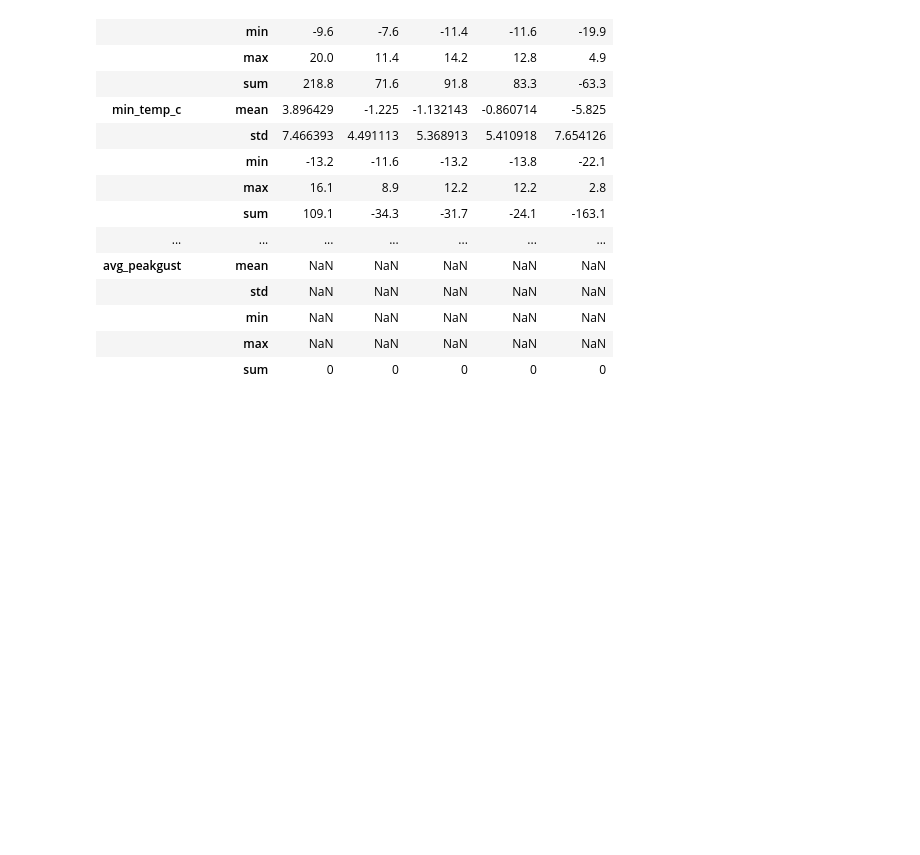
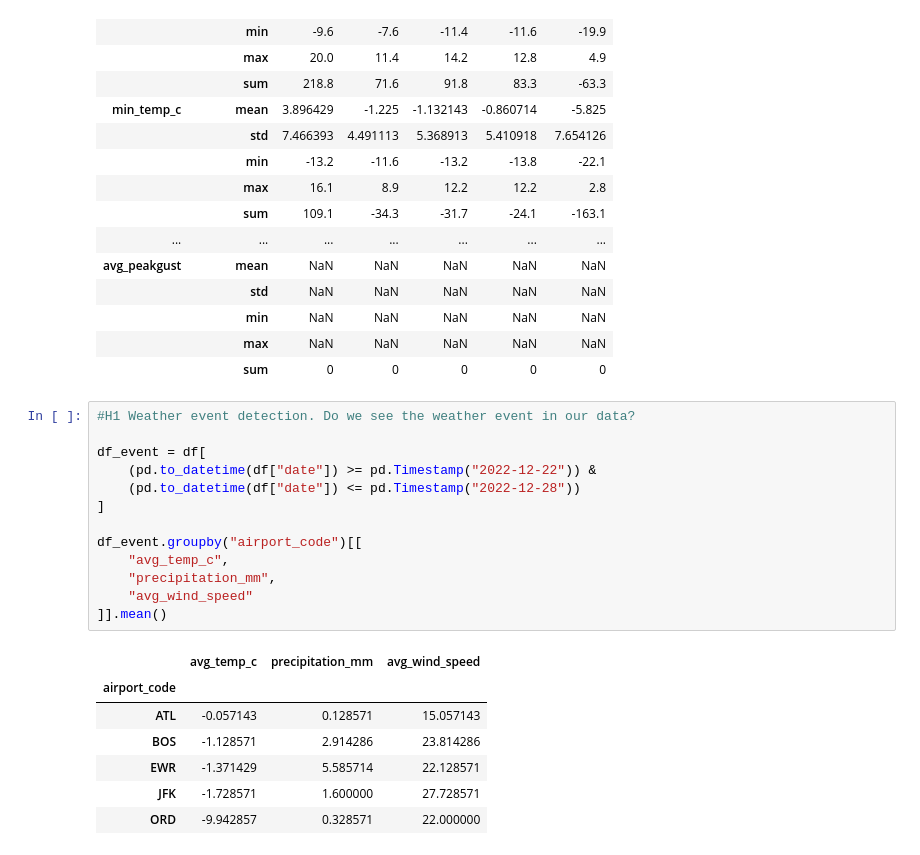
Before and after one commit to skibodaria/dbt_project, a Jupyter notebook: additional files/06_des_stats.ipynb, the cells around one changed output. Drawn from its saved outputs; the diff is of its cells as text; blank space fills up the shorter version.

```diff
--- a/additional files/06_des_stats.ipynb
+++ b/additional files/06_des_stats.ipynb
@@ -116,3 +116,24 @@ df.groupby("airport_code")[[
 |  | min | NaN | NaN | NaN | NaN | NaN |
 |  | max | NaN | NaN | NaN | NaN | NaN |
 |  | sum | 0 | 0 | 0 | 0 | 0 |
+# %%
+#H1 Weather event detection. Do we see the weather event in our data?
+
+df_event = df[
+    (pd.to_datetime(df["date"]) >= pd.Timestamp("2022-12-22")) &
+    (pd.to_datetime(df["date"]) <= pd.Timestamp("2022-12-28"))
+]
+
+df_event.groupby("airport_code")[[
+    "avg_temp_c",
+    "precipitation_mm",
+    "avg_wind_speed"
+]].mean()
+# %% [output]
+|  | avg_temp_c | precipitation_mm | avg_wind_speed |
+| airport_code |  |  |  |
+| ATL | -0.057143 | 0.128571 | 15.057143 |
+| BOS | -1.128571 | 2.914286 | 23.814286 |
+| EWR | -1.371429 | 5.585714 | 22.128571 |
+| JFK | -1.728571 | 1.600000 | 27.728571 |
+| ORD | -9.942857 | 0.328571 | 22.000000 |
```
Also changed, not shown: parts of 3 cells of this notebook.
